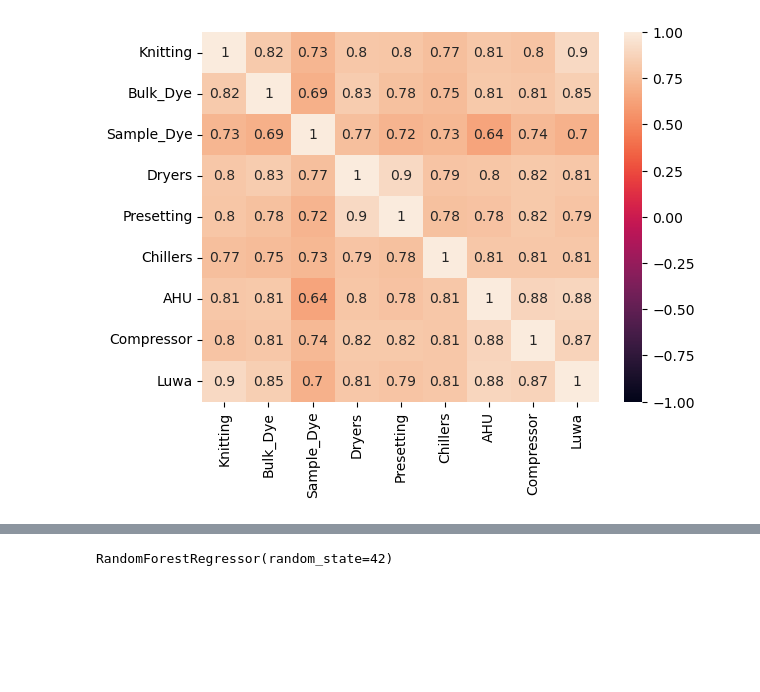
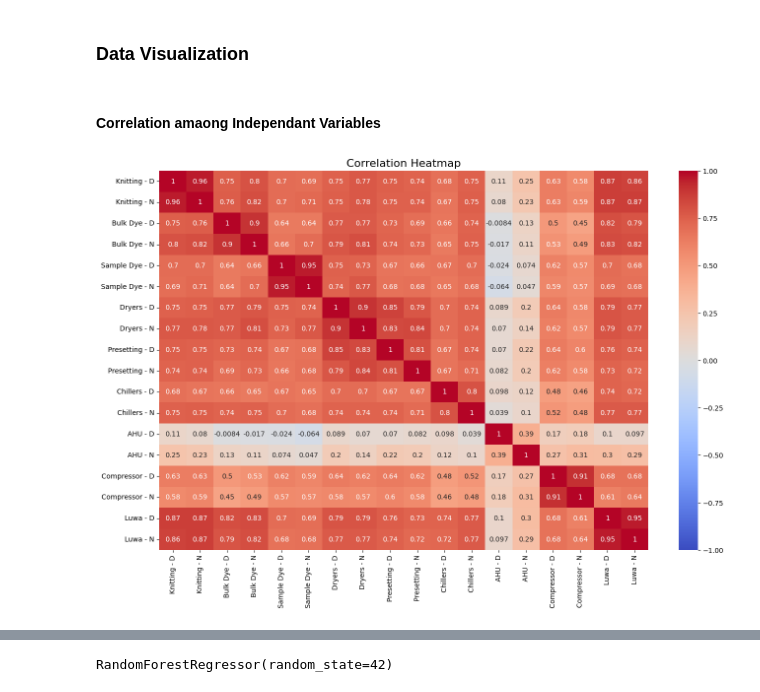
Before and after one commit to IT21254420/MFI-Consumptions, a Jupyter notebook: Consumptions/Steam.ipynb, the cells around one changed output, grey strips where cells are left out. Drawn from its saved outputs; the diff is of its cells as text; code cells hidden in the pictures; blank space fills up the shorter version.

```diff
--- a/Consumptions/Steam.ipynb
+++ b/Consumptions/Steam.ipynb
@@ -99,11 +269,0 @@ dtype: int64
-# %%
-# Summing day and night values for each machine type
-data['Knitting'] = data['Kinitting - D'] + data['Knitting - N']
-data['Bulk_Dye'] = data['Bulk Dye - D'] + data['Bulk Dye - N']
-data['Sample_Dye'] = data['Sample Dye - D'] + data['Sample Dye - N']
-data['Dryers'] = data['Dryers - D'] + data['Dryers - N']
-data['Presetting'] = data['Presetting - D'] + data['Presetting - N']
-data['Chillers'] = data['Chillers - D'] + data['Chillers - N']
-data['AHU'] = data['AHU - D'] + data['AHU - N']
-data['Compressor'] = data['Compressor - D'] + data['Compressor - N']
-data['Luwa'] = data['Luwa - D'] + data['Luwa - N']
@@ -120,9 +269,0 @@ data.head()
-# %%
-columns_to_drop = [
-    'Date', 'Kinitting - D', 'Knitting - N', 'Bulk Dye - D', 'Bulk Dye - N',
-    'Sample Dye - D', 'Sample Dye - N', 'Dryers - D', 'Dryers - N', 'Presetting - D',
-    'Presetting - N', 'Chillers - D', 'Chillers - N', 'AHU - D', 'AHU - N',
-    'Compressor - D', 'Compressor - N', 'Luwa - D', 'Luwa - N', 'Electricity (kWh)',
-    'Total Water (Cu.m.) main meter + common '
-]
-data.drop(columns=columns_to_drop, inplace=True)
@@ -138,4 +269,0 @@ data.head()
-# %%
-data = data[['Knitting', 'Bulk_Dye', 'Sample_Dye', 'Dryers',
-             'Presetting', 'Chillers', 'AHU', 'Compressor', 'Luwa',
-             'Steam (kg)']]
@@ -165,7 +293,27 @@ Steam (kg)    float64
 dtype: object
-# %%
-sns.heatmap(data[['Knitting', 'Bulk_Dye', 'Sample_Dye', 'Dryers',
-             'Presetting', 'Chillers', 'AHU', 'Compressor', 'Luwa']].corr(),annot=True,vmin=-1,vmax=+1)
-plt.show()
-# %% [output]
-[figure, removed]
+# %% [markdown]
+### Data Visualization
+# %% [markdown]
+#### Correlation amaong Independant Variables
+# %%
+# Select the columns for the heatmap
+columns_corr = [
+    'Knitting - D', 'Knitting - N',
+    'Bulk Dye - D', 'Bulk Dye - N',
+    'Sample Dye - D', 'Sample Dye - N',
+    'Dryers - D', 'Dryers - N',
+    'Presetting - D', 'Presetting - N',
+    'Chillers - D', 'Chillers - N',
+    'AHU - D', 'AHU - N',
+    'Compressor - D', 'Compressor - N',
+    'Luwa - D', 'Luwa - N'
+]
+
+# Draw the heatmap
+
+plt.figure(figsize=(16, 10))
+sns.heatmap(data[columns_corr].corr(), annot=True, vmin=-1, vmax=1, cmap="coolwarm")
+plt.title("Correlation Heatmap", fontsize=16)
+plt.show()
+# %% [output]
+[figure, added]
```
Also changed, not shown: parts of 69 cells of this notebook, 7 other files.
